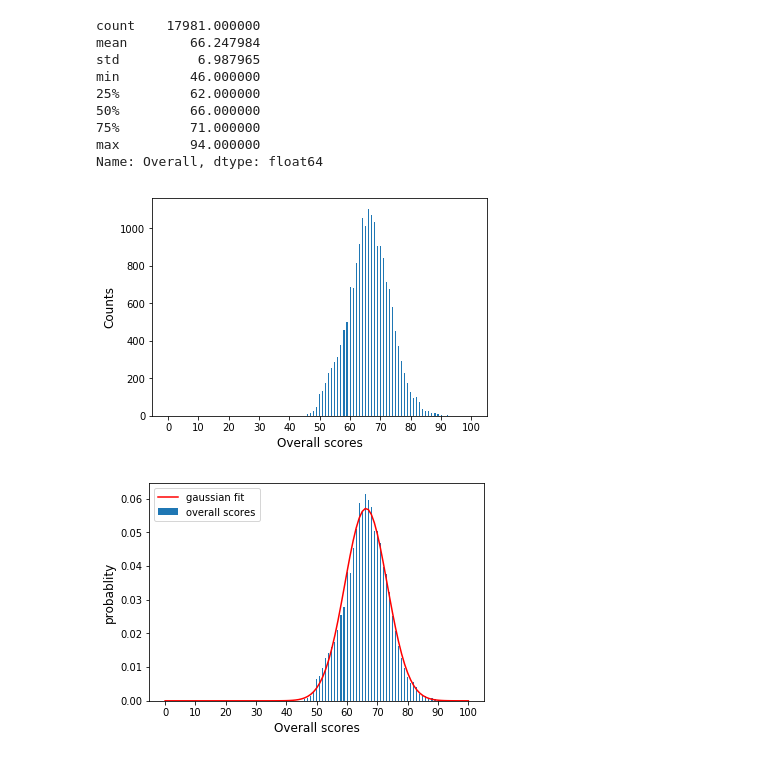
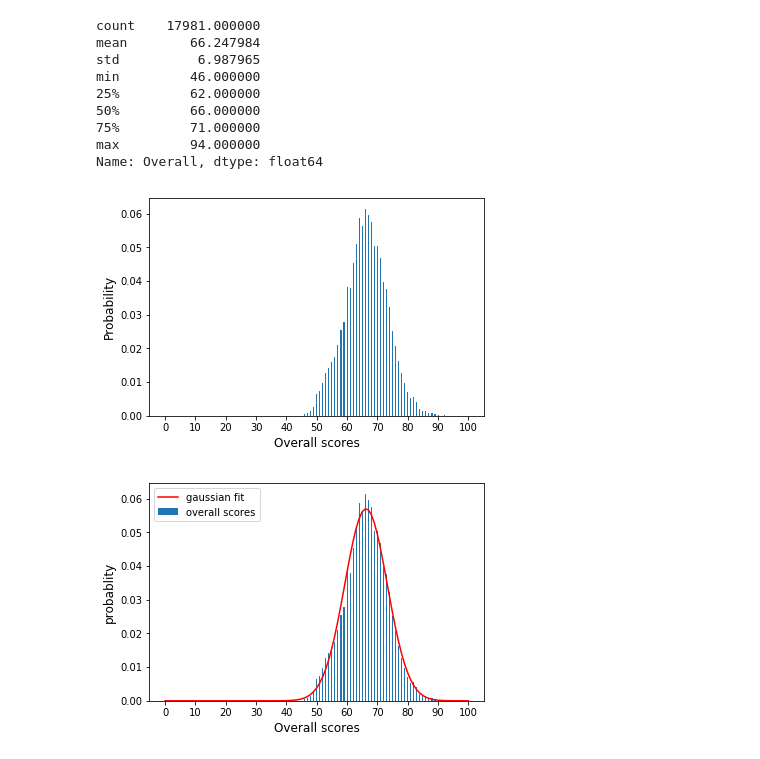
Before and after one commit to zhennongchen/ECE225A, a Jupyter notebook: FIFAstatistics.ipynb, the cells around one changed output. Drawn from its saved outputs; the diff is of its cells as text; code cells hidden in the pictures.

```diff
--- a/FIFAstatistics.ipynb
+++ b/FIFAstatistics.ipynb
@@ -189,16 +189,19 @@ Name: Overall, dtype: float64
 # %%
 x=np.linspace(0,100,101)
 y=np.array([0]*101)
 for i in range(0,len(overall)):
       y[overall[i]]+=1
-
-plt.bar(x,y,width=0.35,label='overall scores')
-plt.ylabel('Counts',fontsize=12)
+summation=overall.value_counts().sum()
+y_prob=np.zeros(101)
+for i in range(0,len(y)):
+    y_prob[i] =y[i]*1.0/summation
+plt.bar(x,y_prob,width=0.35,label='overall scores')
+plt.ylabel('Probability',fontsize=12)
 plt.xlabel('Overall scores',fontsize=12);
 plt.xticks(np.arange(0,101,10))
 plt.savefig('overall score distribution.pdf',bbox_inches = 'tight')
 # %% [output]
-[figure, old version]
+[figure, new version]
 # %%
 #turn the counts to probability
 #fit a Gaussian function onto the plot to show the distribution can be approximated as a normal distribution.
```
Also changed, not shown: parts of 2 cells of this notebook, 4 other files.
